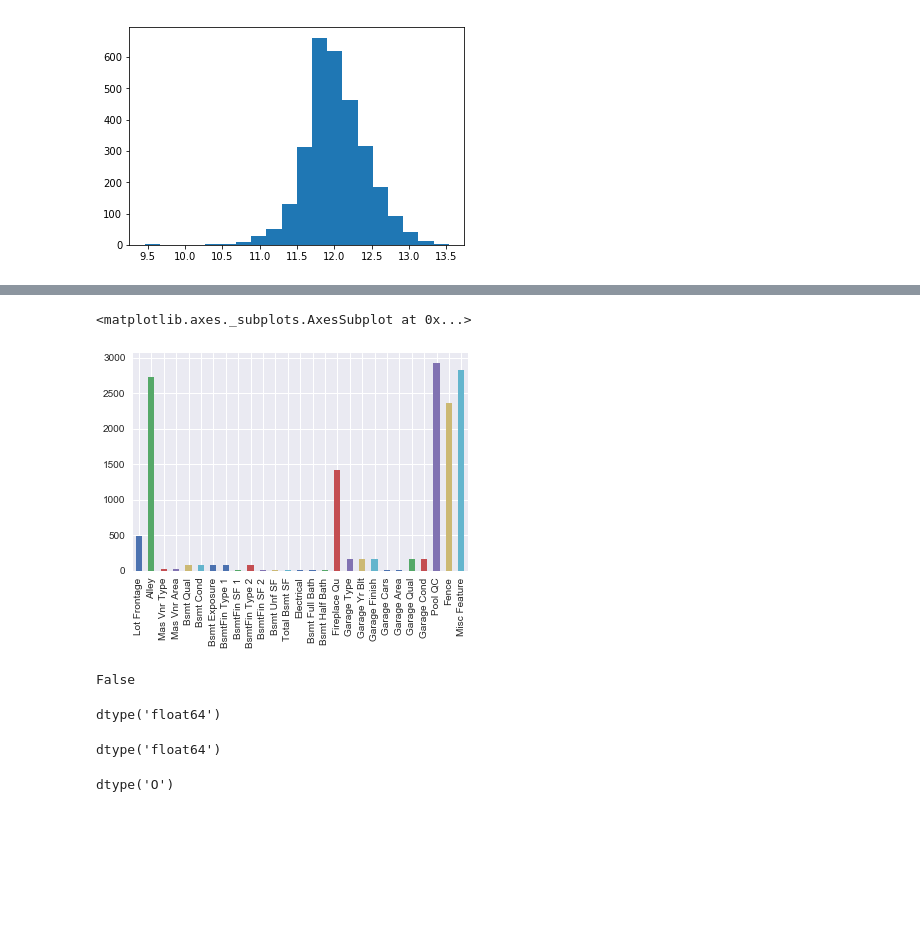
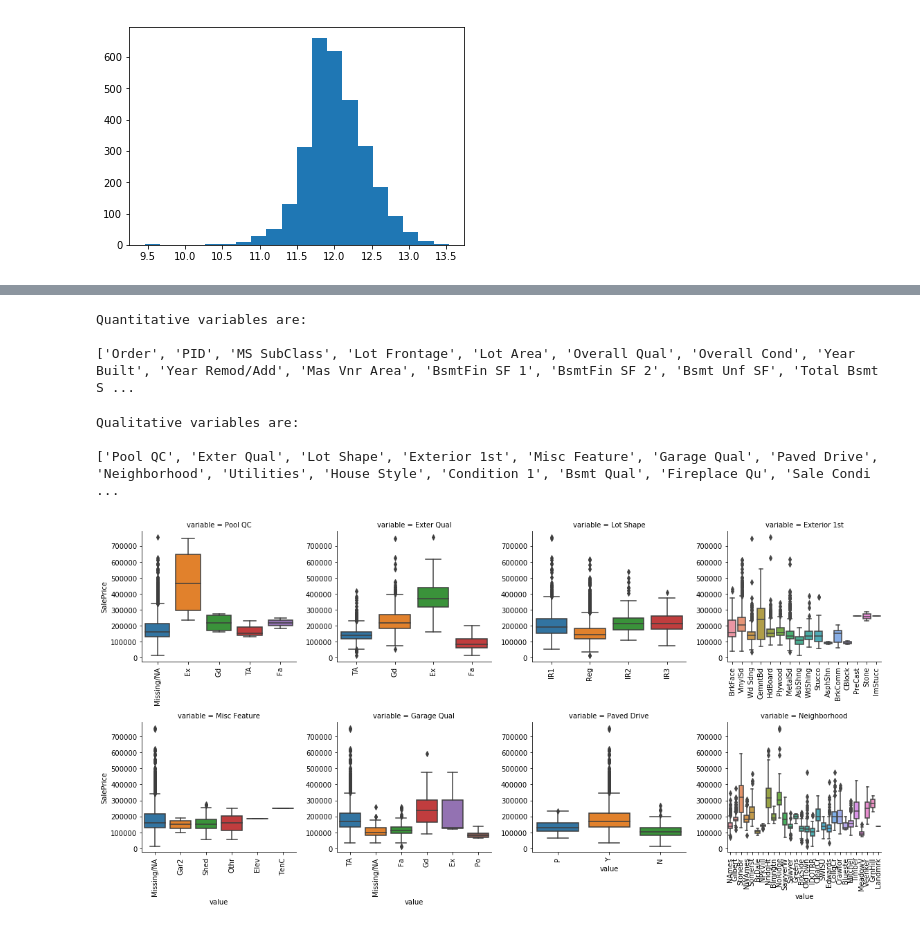
Before and after one commit to chaityacshah/Ames_House_Prices, a Jupyter notebook: notebooks/ames_housing_1.ipynb, the cells around one changed output, grey strips where cells are left out. Cells and saved outputs as stored; diff of their text form; code cells hidden in the pictures; blank space fills up the shorter version.

```diff
--- a/notebooks/ames_housing_1.ipynb
+++ b/notebooks/ames_housing_1.ipynb
@@ -8,5 +15,8 @@ import seaborn as sns
 # %%
 ames_df = pd.read_csv("../data/AmesHousing.txt", sep="\t")
+# %%
+train = ames_df
+df = train
 # %%
 ames_df.head()
 # %% [output]
@@ -132,23 +200,17 @@ plt.show();
-# %%
-missing_ames = ames_df.isnull().sum()
-missing_ames = missing_ames[missing_ames > 0]
-missing_ames.plot.bar()
-# %% [output]
-<matplotlib.axes._subplots.AxesSubplot at 0x...>
-[figure, removed]
-# %%
-ames_df["Garage Area"].dtype=="object"
-# %% [output]
-False
-# %%
-ames_df["Garage Area"].dtype
-# %% [output]
-dtype('float64')
-# %%
-ames_df["Garage Cars"].dtype
-# %% [output]
-dtype('float64')
-# %%
-ames_df["Street"].dtype
-# %% [output]
-dtype('O')
+# %%
+cols = ames_df.columns
+quantitative = list(ames_df._get_numeric_data().columns)
+print("Quantitative variables are:\n")
+print(quantitative)
+# %% [output]
+Quantitative variables are:
+
+['Order', 'PID', 'MS SubClass', 'Lot Frontage', 'Lot Area', 'Overall Qual', 'Overall Cond', 'Year Built', 'Year Remod/Add', 'Mas Vnr Area', 'BsmtFin SF 1', 'BsmtFin SF 2', 'Bsmt Unf SF', 'Total Bsmt S ...
+# %%
+qualitative = list(set(cols) - set(quantitative))
+print("Qualitative variables are:\n")
+print(qualitative)
+# %% [output]
+Qualitative variables are:
+
+['Pool QC', 'Exter Qual', 'Lot Shape', 'Exterior 1st', 'Misc Feature', 'Garage Qual', 'Paved Drive', 'Neighborhood', 'Utilities', 'House Style', 'Condition 1', 'Bsmt Qual', 'Fireplace Qu', 'Sale Condi ...
@@ -154,0 +223,10 @@ dtype('O')
+# %%
+def boxplot(x, y, **kwargs):
+    sns.boxplot(x=x, y=y)
+    x = plt.xticks(rotation=90)
+
+f = pd.melt(train, id_vars=['SalePrice'], value_vars=qualitative[0:8])
+g = sns.FacetGrid(f, col="variable",  col_wrap=4, sharex=False, sharey=False, size=4)
+g = g.map(boxplot, "value", "SalePrice")
+# %% [output]
+[figure, added]
```
Also changed, not shown: parts of 25 cells of this notebook.
